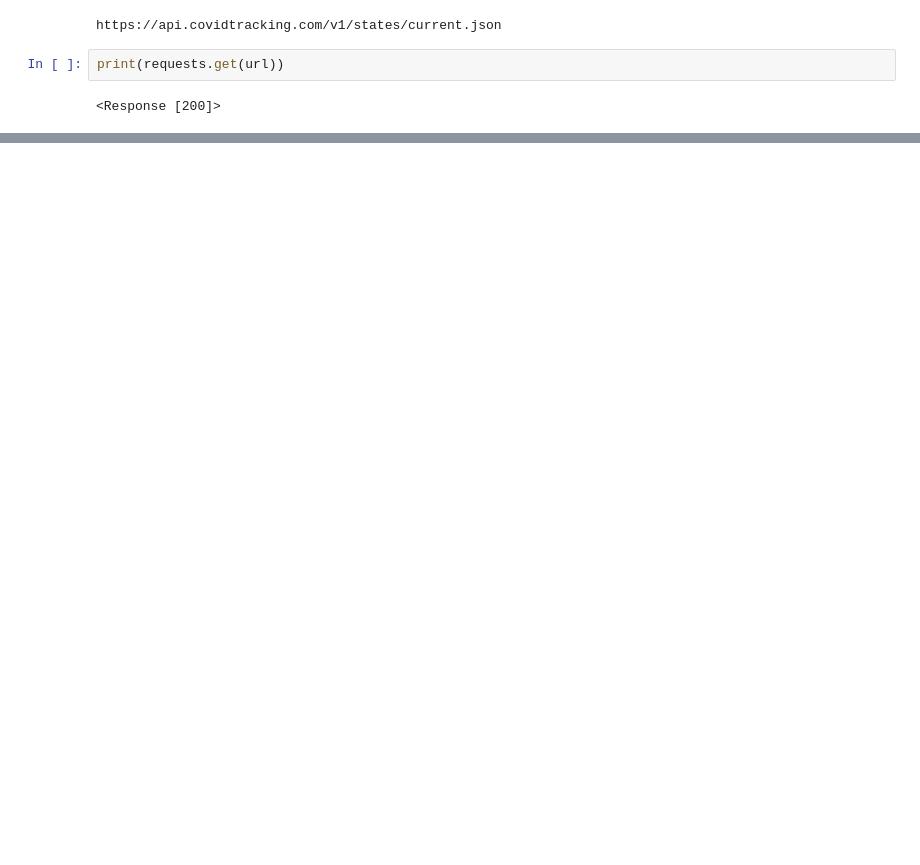
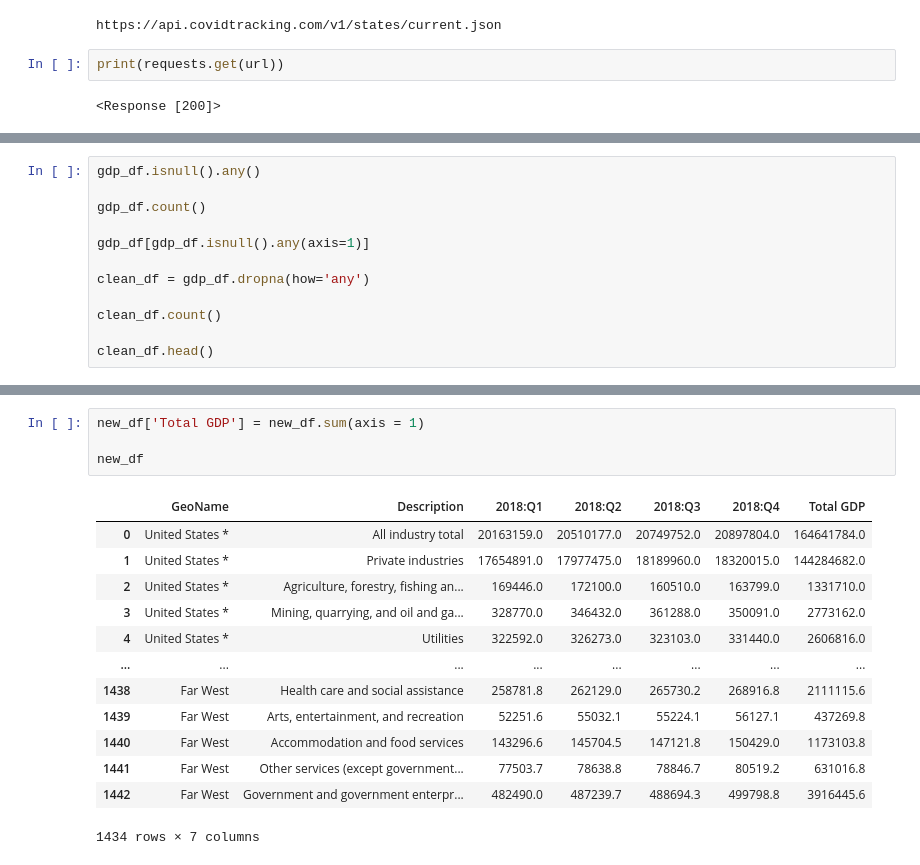
Before and after one commit to gelopez21/ProjectOne, a Jupyter notebook: Project One - Data Cleansing.ipynb, the cells around one changed output, grey strips where cells are left out. Cells and saved outputs as stored; diff of their text form; blank space fills up the shorter version.

```diff
--- a/Project One - Data Cleansing.ipynb
+++ b/Project One - Data Cleansing.ipynb
@@ -128,0 +172,12 @@ clean_df
+# %%
+gdp_df.isnull().any()
+
+gdp_df.count()
+
+gdp_df[gdp_df.isnull().any(axis=1)]
+
+clean_df = gdp_df.dropna(how='any')
+
+clean_df.count()
+
+clean_df.head()
@@ -128,0 +240,18 @@ clean_df
+# %%
+new_df['Total GDP'] = new_df.sum(axis = 1)
+
+new_df
+# %% [output]
+|  | GeoName | Description | 2018:Q1 | 2018:Q2 | 2018:Q3 | 2018:Q4 | Total GDP |
+| 0 | United States * | All industry total | 20163159.0 | 20510177.0 | 20749752.0 | 20897804.0 | 164641784.0 |
+| 1 | United States * | Private industries | 17654891.0 | 17977475.0 | 18189960.0 | 18320015.0 | 144284682.0 |
+| 2 | United States * | Agriculture, forestry, fishing an... | 169446.0 | 172100.0 | 160510.0 | 163799.0 | 1331710.0 |
+| 3 | United States * | Mining, quarrying, and oil and ga... | 328770.0 | 346432.0 | 361288.0 | 350091.0 | 2773162.0 |
+| 4 | United States * | Utilities | 322592.0 | 326273.0 | 323103.0 | 331440.0 | 2606816.0 |
+| ... | ... | ... | ... | ... | ... | ... | ... |
+| 1438 | Far West | Health care and social assistance | 258781.8 | 262129.0 | 265730.2 | 268916.8 | 2111115.6 |
+| 1439 | Far West | Arts, entertainment, and recreation | 52251.6 | 55032.1 | 55224.1 | 56127.1 | 437269.8 |
+| 1440 | Far West | Accommodation and food services | 143296.6 | 145704.5 | 147121.8 | 150429.0 | 1173103.8 |
+| 1441 | Far West | Other services (except government... | 77503.7 | 78638.8 | 78846.7 | 80519.2 | 631016.8 |
+| 1442 | Far West | Government and government enterpr... | 482490.0 | 487239.7 | 488694.3 | 499798.8 | 3916445.6 |
+1434 rows × 7 columns
```
Also changed, not shown: parts of 16 cells of this notebook.
